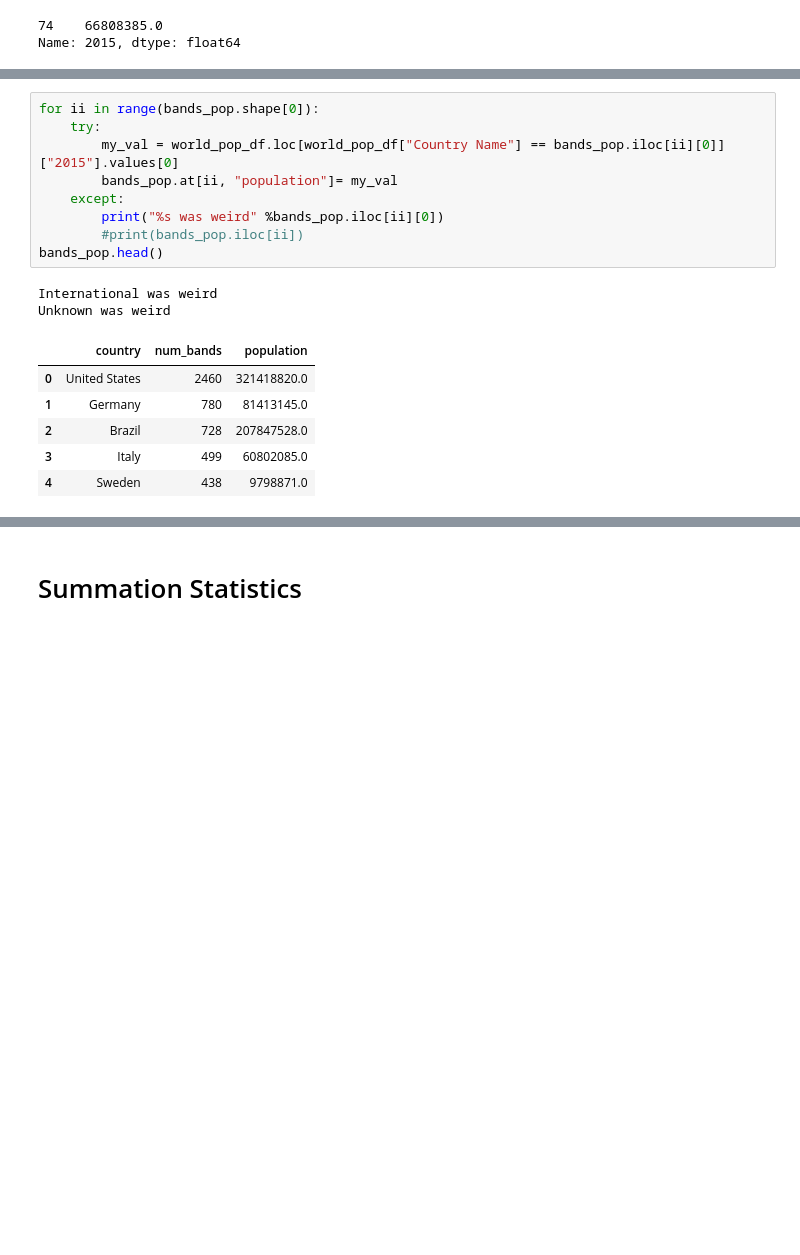
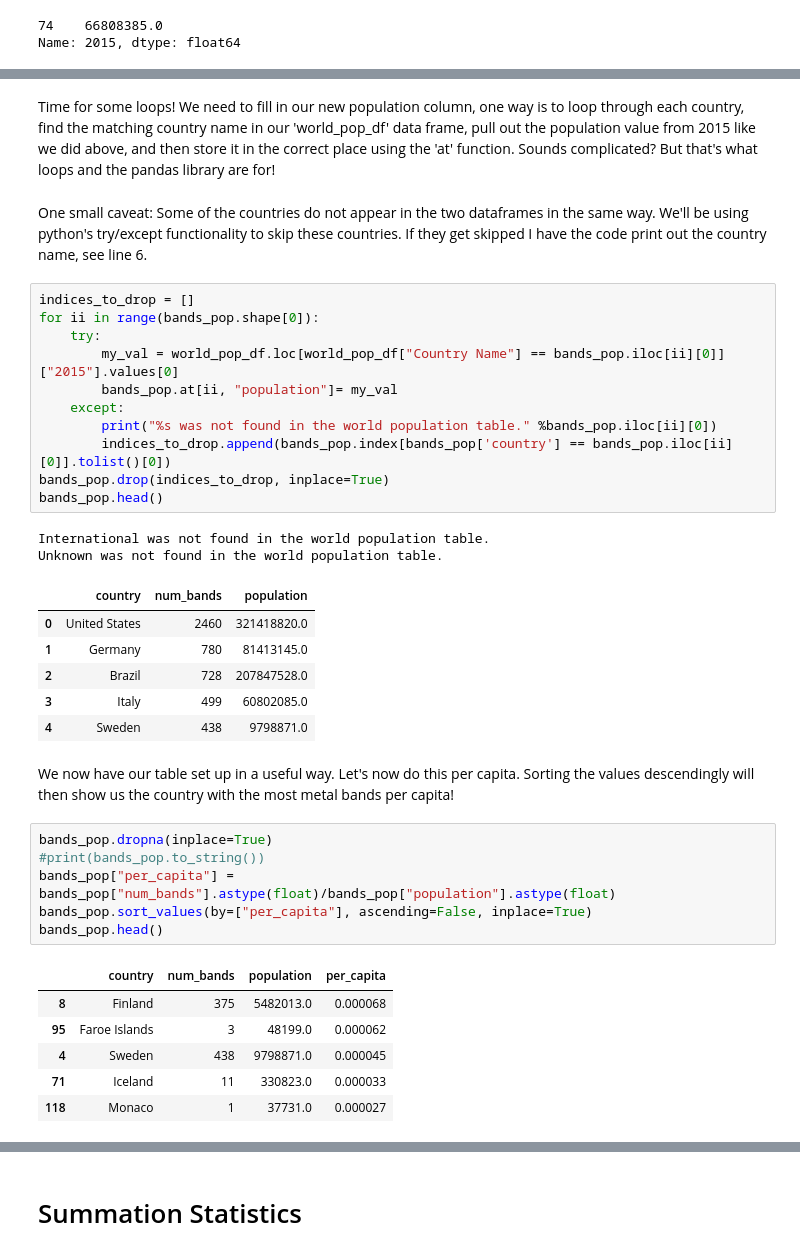
Before and after one commit to orionarcher/metal-bands-by-nation, a Jupyter notebook: PandasWorkshop.ipynb, the cells around one changed output, grey strips where cells are left out. Cells and saved outputs as stored; diff of their text form; blank space fills up the shorter version.

Commit message:
Added more comments, added per capita analysis

```diff
--- a/PandasWorkshop.ipynb
+++ b/PandasWorkshop.ipynb
@@ -252,18 +290,39 @@ bands_pop.head()
+# %% [markdown]
+Time for some loops! We need to fill in our new population column, one way is to loop through each country, find the matching country name in our 'world_pop_df' data frame, pull out the population value from 2015 like we did above, and then store it in the correct place using the 'at' function. Sounds complicated? But that's what loops and the pandas library are for!
+# %% [markdown]
+One small caveat: Some of the countries do not appear in the two dataframes in the same way. We'll be using python's try/except functionality to skip these countries. If they get skipped I have the code print out the country name, see line 6.
 # %%
+indices_to_drop = []
 for ii in range(bands_pop.shape[0]):
 	try:
 		my_val = world_pop_df.loc[world_pop_df["Country Name"] == bands_pop.iloc[ii][0]]["2015"].values[0]
 		bands_pop.at[ii, "population"]= my_val
 	except:
-		print("%s was weird" %bands_pop.iloc[ii][0])
-		#print(bands_pop.iloc[ii])
+		print("%s was not found in the world population table." %bands_pop.iloc[ii][0])
+		indices_to_drop.append(bands_pop.index[bands_pop['country'] == bands_pop.iloc[ii][0]].tolist()[0])
+bands_pop.drop(indices_to_drop, inplace=True)
 bands_pop.head()
 # %% [output]
-International was weird
-Unknown was weird
+International was not found in the world population table.
+Unknown was not found in the world population table.
 |  | country | num_bands | population |
 | 0 | United States | 2460 | 321418820.0 |
 | 1 | Germany | 780 | 81413145.0 |
 | 2 | Brazil | 728 | 207847528.0 |
 | 3 | Italy | 499 | 60802085.0 |
 | 4 | Sweden | 438 | 9798871.0 |
+# %% [markdown]
+We now have our table set up in a useful way. Let's now do this per capita. Sorting the values descendingly will then show us the country with the most metal bands per capita!
+# %%
+bands_pop.dropna(inplace=True)
+#print(bands_pop.to_string())
+bands_pop["per_capita"] = bands_pop["num_bands"].astype(float)/bands_pop["population"].astype(float)
+bands_pop.sort_values(by=["per_capita"], ascending=False, inplace=True)
+bands_pop.head()
+# %% [output]
+|  | country | num_bands | population | per_capita |
+| 8 | Finland | 375 | 5482013.0 | 0.000068 |
+| 95 | Faroe Islands | 3 | 48199.0 | 0.000062 |
+| 4 | Sweden | 438 | 9798871.0 | 0.000045 |
+| 71 | Iceland | 11 | 330823.0 | 0.000033 |
+| 118 | Monaco | 1 | 37731.0 | 0.000027 |
```
Also changed, not shown: parts of 24 cells of this notebook.
